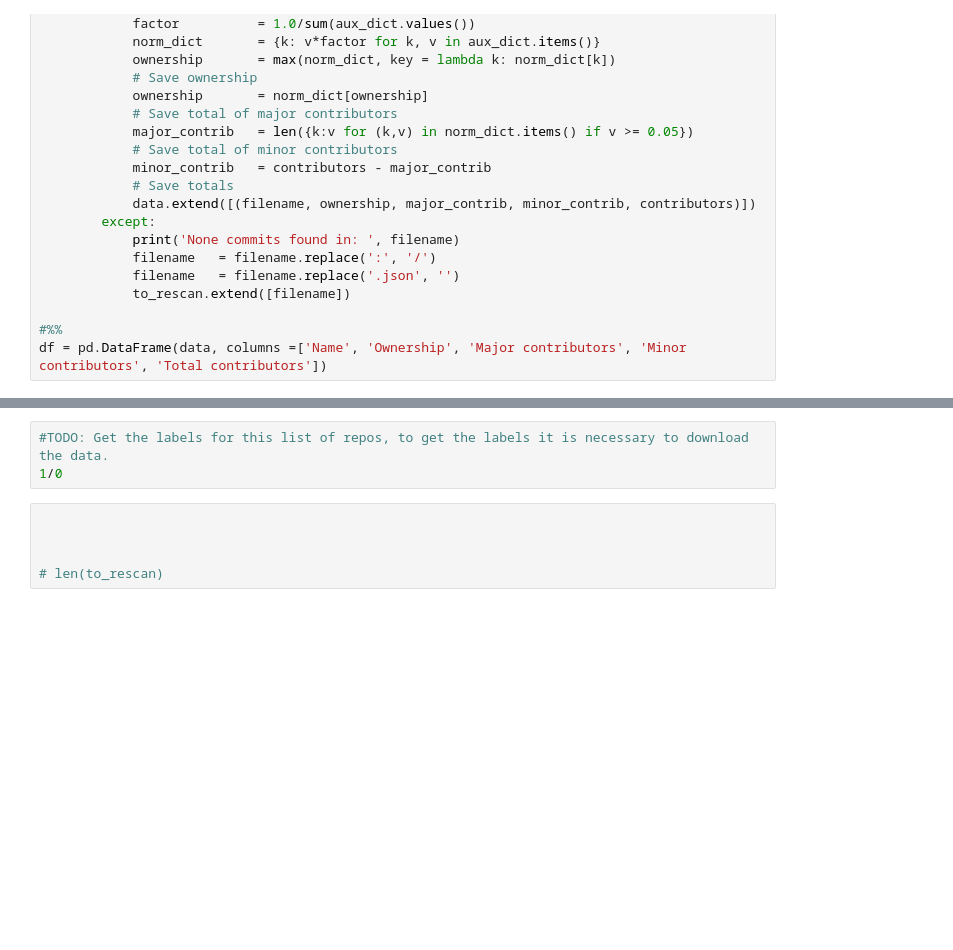
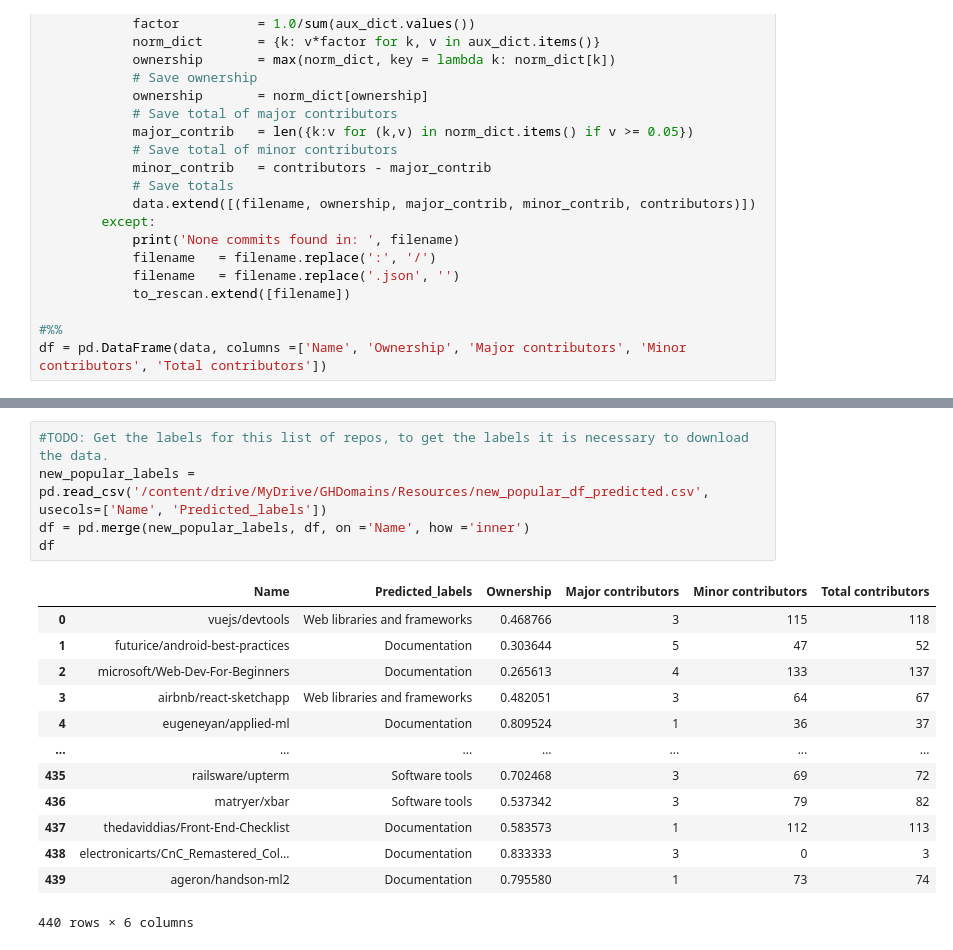
Before and after one commit to fzanart/GHDomains, a Jupyter notebook: Ownership.ipynb, the cells around one changed output, grey strips where cells are left out. Saved outputs shown, nothing was run; the diff lists cells and outputs as text; blank space fills up the shorter version.

Commit message:
Ownership distribution
- Read the new popular dataset annotated by the classifier.
- Merge ownership data and labels.
- Run statistical test.
- Plot the distributions.

```diff
--- a/Ownership.ipynb
+++ b/Ownership.ipynb
@@ -71,9 +69,20 @@ df
 440 rows × 5 columns
 # %%
 #TODO: Get the labels for this list of repos, to get the labels it is necessary to download the data.
-1/0
+new_popular_labels = pd.read_csv('/content/drive/MyDrive/GHDomains/Resources/new_popular_df_predicted.csv', usecols=['Name', 'Predicted_labels'])
+df = pd.merge(new_popular_labels, df, on ='Name', how ='inner')
+df
+# %% [output]
+|  | Name | Predicted_labels | Ownership | Major contributors | Minor contributors | Total contributors |
+| 0 | vuejs/devtools | Web libraries and frameworks | 0.468766 | 3 | 115 | 118 |
+| 1 | futurice/android-best-practices | Documentation | 0.303644 | 5 | 47 | 52 |
+| 2 | microsoft/Web-Dev-For-Beginners | Documentation | 0.265613 | 4 | 133 | 137 |
+| 3 | airbnb/react-sketchapp | Web libraries and frameworks | 0.482051 | 3 | 64 | 67 |
+| 4 | eugeneyan/applied-ml | Documentation | 0.809524 | 1 | 36 | 37 |
+| ... | ... | ... | ... | ... | ... | ... |
+| 435 | railsware/upterm | Software tools | 0.702468 | 3 | 69 | 72 |
+| 436 | matryer/xbar | Software tools | 0.537342 | 3 | 79 | 82 |
+| 437 | thedaviddias/Front-End-Checklist | Documentation | 0.583573 | 1 | 112 | 113 |
+| 438 | electronicarts/CnC_Remastered_Col... | Documentation | 0.833333 | 3 | 0 | 3 |
+| 439 | ageron/handson-ml2 | Documentation | 0.795580 | 1 | 73 | 74 |
+440 rows × 6 columns
-# %%
-
-
-
-# len(to_rescan)
```
Also changed, not shown: parts of 6 cells of this notebook.
